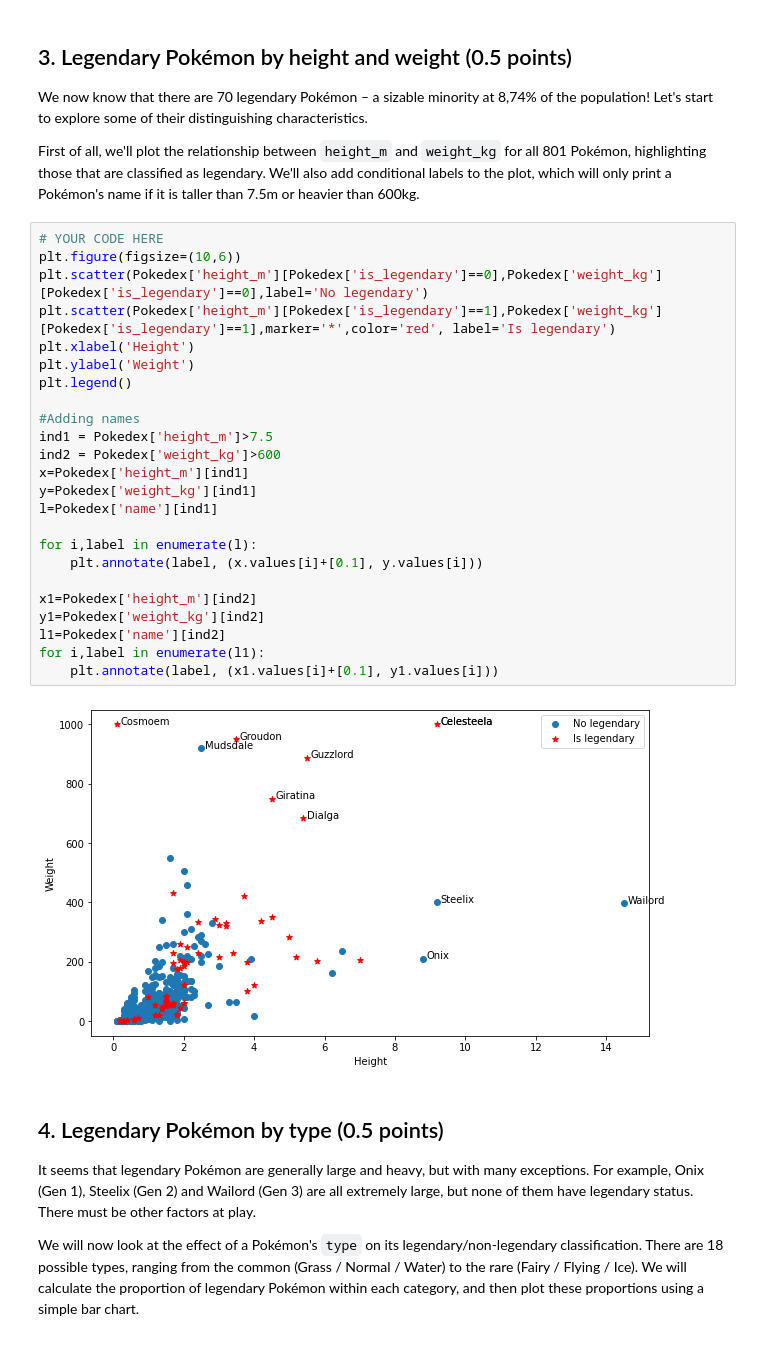
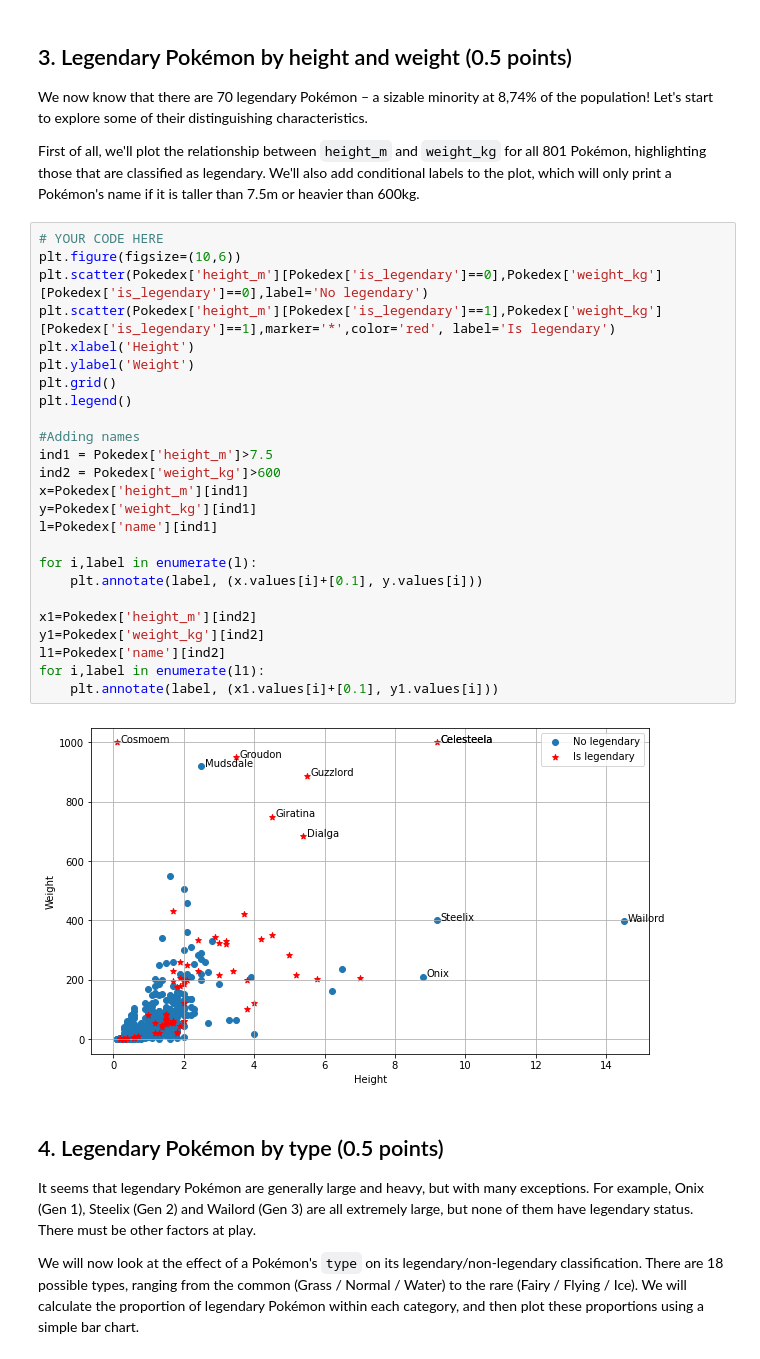
Before and after one commit to Juanjo2712/Pokemon, a Jupyter notebook: A_2_notebook_COLAB.ipynb, the cells around one changed output. Saved outputs shown, nothing was run; the diff lists cells and outputs as text.

```diff
--- a/A_2_notebook_COLAB.ipynb
+++ b/A_2_notebook_COLAB.ipynb
@@ -83,29 +83,30 @@ Number of legendary Pokèmon: 70 , Percentage of legendary Pokèmon: 8.74 %
 # %%
 # YOUR CODE HERE
 plt.figure(figsize=(10,6))
 plt.scatter(Pokedex['height_m'][Pokedex['is_legendary']==0],Pokedex['weight_kg'][Pokedex['is_legendary']==0],label='No legendary')
 plt.scatter(Pokedex['height_m'][Pokedex['is_legendary']==1],Pokedex['weight_kg'][Pokedex['is_legendary']==1],marker='*',color='red', label='Is legendary')
 plt.xlabel('Height')
 plt.ylabel('Weight')
+plt.grid()
 plt.legend()
 
 #Adding names
 ind1 = Pokedex['height_m']>7.5
 ind2 = Pokedex['weight_kg']>600
 x=Pokedex['height_m'][ind1]
 y=Pokedex['weight_kg'][ind1]
 l=Pokedex['name'][ind1]
 
 for i,label in enumerate(l):
     plt.annotate(label, (x.values[i]+[0.1], y.values[i]))
 
 x1=Pokedex['height_m'][ind2]
 y1=Pokedex['weight_kg'][ind2]
 l1=Pokedex['name'][ind2]
 for i,label in enumerate(l1):
     plt.annotate(label, (x1.values[i]+[0.1], y1.values[i]))
 # %% [output]
-[figure, old version]
+[figure, new version]
 # %% [markdown]
 ## 4. Legendary Pokémon by type (0.5 points)
 <p>It seems that legendary Pokémon are generally large and heavy, but with many exceptions. For example, Onix (Gen 1), Steelix (Gen 2) and Wailord (Gen 3) are all extremely large, but none of them have legendary status. There must be other factors at play.</p>
```
Also changed, not shown: parts of 21 cells of this notebook.
